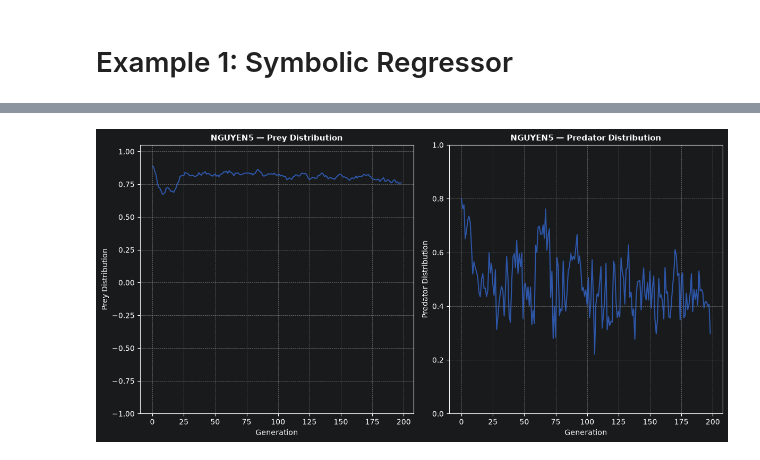
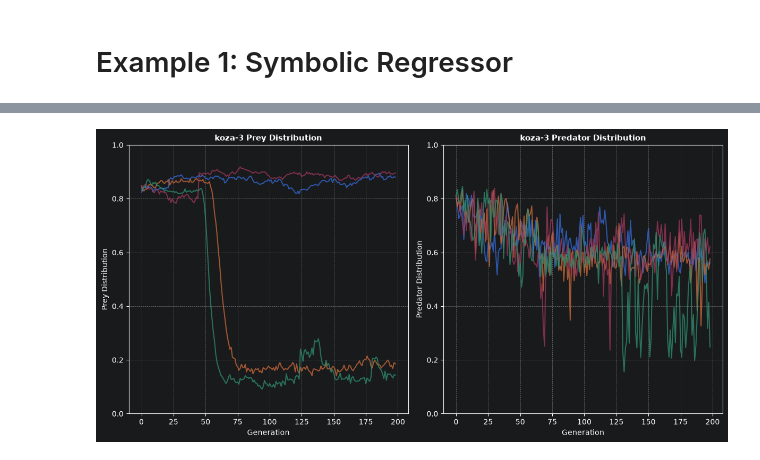
Before and after one commit to Repeating1212/gplearn, a Jupyter notebook: ppm/gp_testing_ppm.ipynb, the cells around one changed output, grey strips where cells are left out. Cells and saved outputs as stored; diff of their text form; code cells hidden in the pictures.

```diff
--- a/ppm/gp_testing_ppm.ipynb
+++ b/ppm/gp_testing_ppm.ipynb
@@ -117,18 +117,19 @@ def get_benchmark_dataset(name, n_train=100, n_test=100, random_state=0):
 # %%
 benchmarks = [
     # 'koza-1', 'koza-2', 'koza-3',
-    # 'NGUYEN1', 'NGUYEN3',
-    'NGUYEN5',
+    # 'NGUYEN1', 'NGUYEN3', 'NGUYEN5',
     # 'NGUYEN6', 'NGUYEN7', 'NGUYEN10',
     # 'PAGIE1', 'KEIJZER6', 'VLADISLAVLEVA1',
 
     # 'NGUYEN10', 'PAGIE1', 'KEIJZER6', 'VLADISLAVLEVA1'
-    # 'koza-3'
+    'koza-3'
 ]
 
 total_run = len(benchmarks)
 cols = 3
 rows = math.ceil(total_run / cols)
+
+seed_number = 3;
 # %%
 def plot_all_benchmarks_histogram(n_samples=10000, random_state=42, benchmarks = []):
     """
@@ -192,14 +193,14 @@ def get_params(random_seed):
     predator_population_size= 50,
       catch_penalty= 1.00,
       catch_num= 1,
-      catch_size= 1,
+      catch_size= 10,
 
     prey_competitive_consts = 10,
-        predator_competitive_consts = 0,
+        predator_competitive_consts = 1,
 )
 
 master_rng = np.random.default_rng(seed=42)
-random_seeds = master_rng.integers(low=0, high=10000, size= 1).tolist()
+random_seeds = master_rng.integers(low=0, high=10000, size= seed_number).tolist()
 print(f"Random Seeds = {random_seeds}")
 # random_seeds = [0]
 # %% [output]
@@ -355,4 +355,7 @@ plt.show()
 # %%
+# Plot Distribution of Prey VS Predator
+
+
 n_benchmarks = len(trained_regressors)
 fig, axes = plt.subplots(n_benchmarks, 2, figsize=(12, 6 * n_benchmarks))
 
@@ -364,37 +367,37 @@ for row_idx, (name, seed_dict) in enumerate(trained_regressors.items()):
     ax_prey_dist = axes[row_idx, 0]
     ax_prd_dist = axes[row_idx, 1]
 
     # Fetch data once per benchmark
     X_train, y_train, _, _ = get_benchmark_dataset(name, random_state=0)
 
     for seed, est_gp in seed_dict.items():
         prey_dist = list(est_gp.population_distribution)
         prd_dist = list(est_gp.predator_population_distribution)
 
         # Plot Prey Distribution on Left Subplot
         ax_prey_dist.plot(range(len(prey_dist)), prey_dist, linewidth=1.5, label=f'Seed {seed}', alpha=0.75)
 
         # Plot Predator Distribution on Right Subplot
         ax_prd_dist.plot(range(len(prd_dist)), prd_dist, linewidth=1.5, label=f'Seed {seed}', alpha=0.75)
 
     # Formatting Left (R2 Score)
-    ax_prey_dist.set_title(f'{name} — Prey Distribution', fontsize=11, fontweight='bold')
+    ax_prey_dist.set_title(f'{name} Prey Distribution', fontsize=11, fontweight='bold')
     ax_prey_dist.set_xlabel('Generation')
     ax_prey_dist.set_ylabel('Prey Distribution')
-    ax_prey_dist.set_ylim(-1, 1.05)
+    ax_prey_dist.set_ylim(0, 1)
     ax_prey_dist.grid(True, linestyle='--', alpha=0.6)
 
     # Formatting Right (Distribution)
-    ax_prd_dist.set_title(f'{name} — Predator Distribution', fontsize=11, fontweight='bold')
+    ax_prd_dist.set_title(f'{name} Predator Distribution', fontsize=11, fontweight='bold')
     ax_prd_dist.set_xlabel('Generation')
     ax_prd_dist.set_ylabel('Predator Distribution')
     ax_prd_dist.set_ylim(0, 1)
     ax_prd_dist.grid(True, linestyle='--', alpha=0.6)
 
 plt.tight_layout()
 plt.show()
 # %% [output]
-[figure, old version]
+[figure, new version]
 # %%
 # Plot Fitness Robust Average Ranges Fitness Graph
 
```
Also changed, not shown: parts of 7 cells of this notebook, 2 other files.
